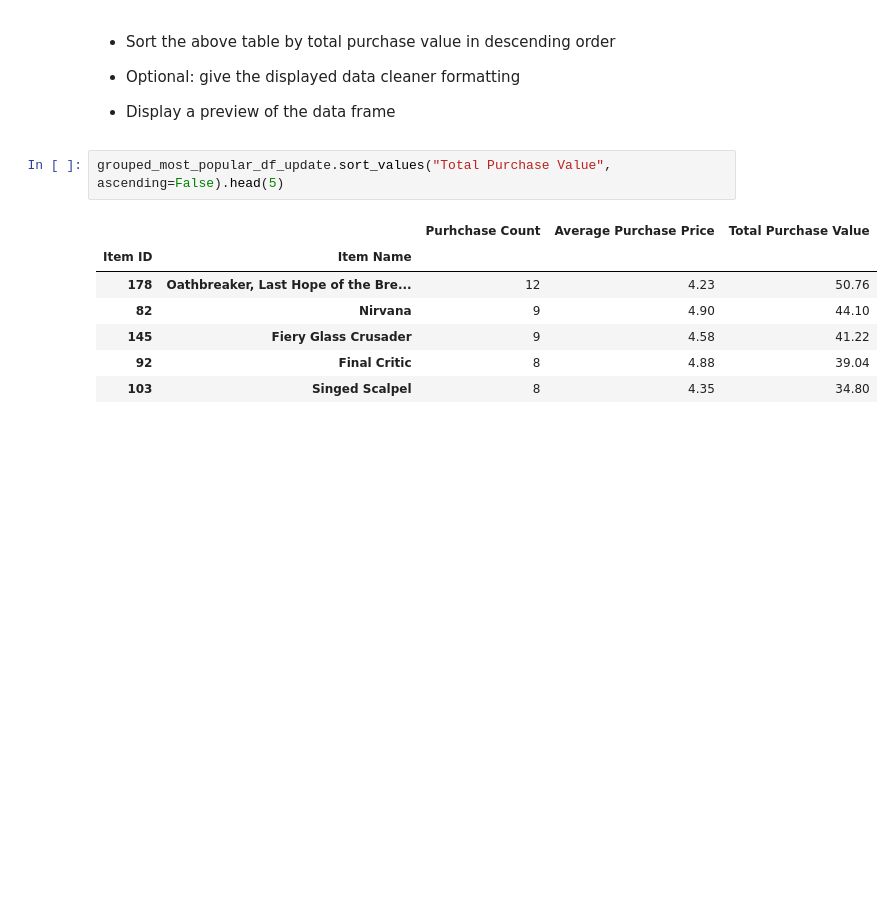
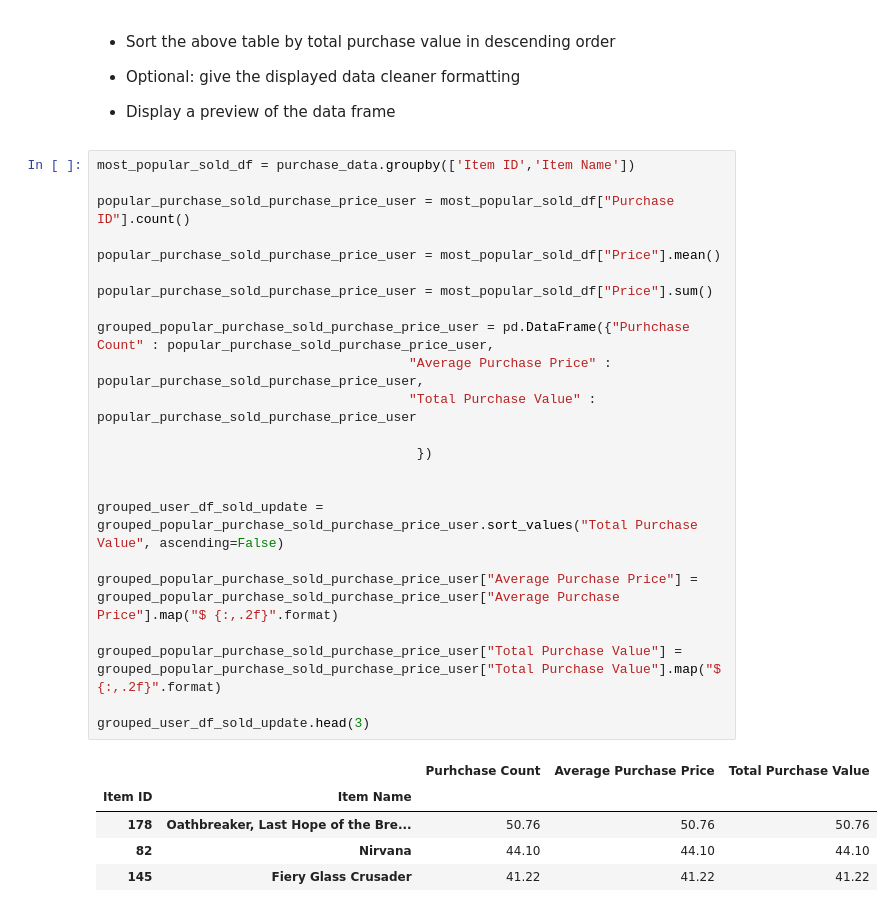
Before and after one commit to amitbuet97/HeroesOfPymoli, a Jupyter notebook: HeroesOfPymoli_starter.ipynb, the cells around one changed output. Cells and saved outputs as stored; diff of their text form; blank space fills up the shorter version.

```diff
--- a/HeroesOfPymoli_starter.ipynb
+++ b/HeroesOfPymoli_starter.ipynb
@@ -383,13 +388,32 @@ grouped_most_popular_df_update.sort_values("Purhchase Count", ascending=False).h
 
 
 * Display a preview of the data frame
-# %%
-grouped_most_popular_df_update.sort_values("Total Purchase Value", ascending=False).head(5)
-# %% [output]
-|  |  | Purhchase Count | Average Purchase Price | Total Purchase Value |
-| Item ID | Item Name |  |  |  |
-| 178 | Oathbreaker, Last Hope of the Bre... | 12 | 4.23 | 50.76 |
-| 82 | Nirvana | 9 | 4.90 | 44.10 |
-| 145 | Fiery Glass Crusader | 9 | 4.58 | 41.22 |
-| 92 | Final Critic | 8 | 4.88 | 39.04 |
-| 103 | Singed Scalpel | 8 | 4.35 | 34.80 |
+# %%
+most_popular_sold_df = purchase_data.groupby(['Item ID','Item Name'])
+
+popular_purchase_sold_purchase_price_user = most_popular_sold_df["Purchase ID"].count()
+
+popular_purchase_sold_purchase_price_user = most_popular_sold_df["Price"].mean()
+
+popular_purchase_sold_purchase_price_user = most_popular_sold_df["Price"].sum()
+
+grouped_popular_purchase_sold_purchase_price_user = pd.DataFrame({"Purhchase Count" : popular_purchase_sold_purchase_price_user,
+                                        "Average Purchase Price" :  popular_purchase_sold_purchase_price_user,
+                                        "Total Purchase Value" : popular_purchase_sold_purchase_price_user
+
+                                         })
+
+
+grouped_user_df_sold_update = grouped_popular_purchase_sold_purchase_price_user.sort_values("Total Purchase Value", ascending=False)
+
+grouped_popular_purchase_sold_purchase_price_user["Average Purchase Price"] = grouped_popular_purchase_sold_purchase_price_user["Average Purchase Price"].map("$ {:,.2f}".format)
+
+grouped_popular_purchase_sold_purchase_price_user["Total Purchase Value"] = grouped_popular_purchase_sold_purchase_price_user["Total Purchase Value"].map("$ {:,.2f}".format)
+
+grouped_user_df_sold_update.head(3)
+# %% [output]
+|  |  | Purhchase Count | Average Purchase Price | Total Purchase Value |
+| Item ID | Item Name |  |  |  |
+| 178 | Oathbreaker, Last Hope of the Bre... | 50.76 | 50.76 | 50.76 |
+| 82 | Nirvana | 44.10 | 44.10 | 44.10 |
+| 145 | Fiery Glass Crusader | 41.22 | 41.22 | 41.22 |
```
Also changed, not shown: parts of 3 cells of this notebook.
